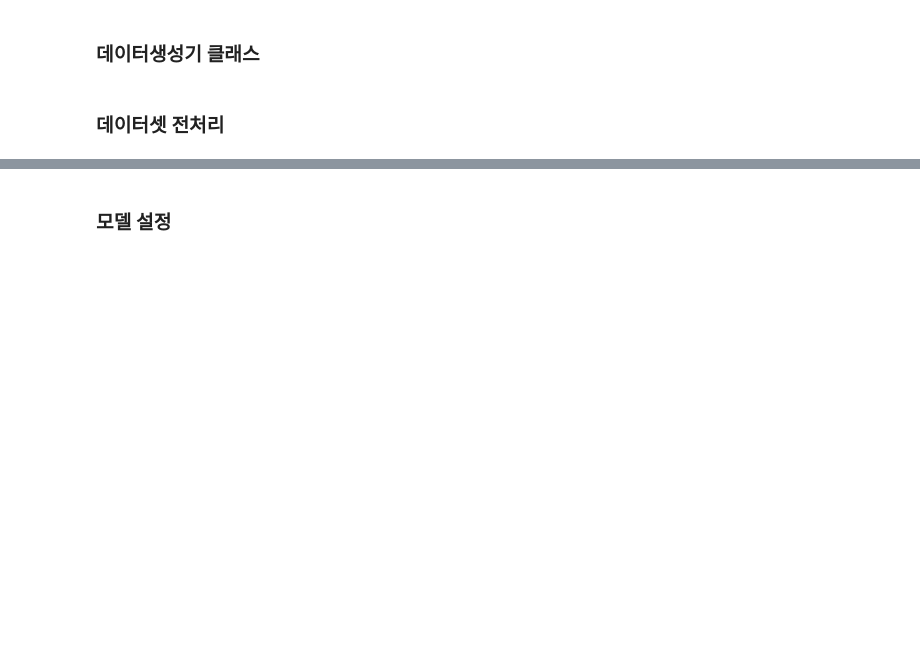
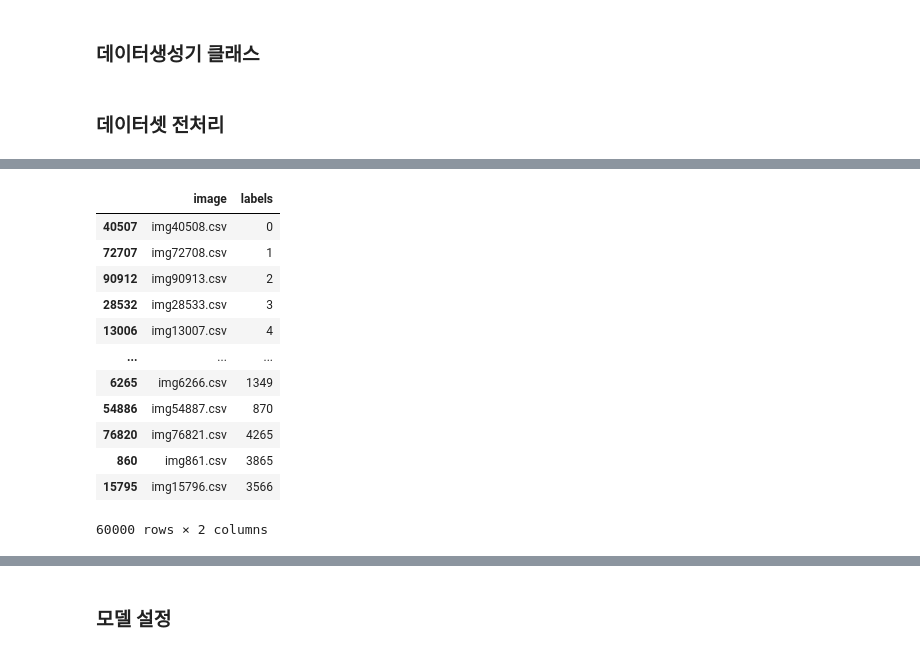
Before and after one commit to spiderpupa/traditional-mongolic-handwritten, a Jupyter notebook: traditional_mongolic_handwritten.ipynb, the cells around one changed output, grey strips where cells are left out. Cells and saved outputs as stored; diff of their text form; code cells hidden in the pictures; blank space fills up the shorter version.

```diff
--- a/traditional_mongolic_handwritten.ipynb
+++ b/traditional_mongolic_handwritten.ipynb
@@ -248,0 +318,16 @@ train_generator = DataGenerator('D:/VS_Code_Workspace/mhw/Data/images/trainset_i
+# %%
+train_labels
+# %% [output]
+|  | image | labels |
+| 40507 | img40508.csv | 0 |
+| 72707 | img72708.csv | 1 |
+| 90912 | img90913.csv | 2 |
+| 28532 | img28533.csv | 3 |
+| 13006 | img13007.csv | 4 |
+| ... | ... | ... |
+| 6265 | img6266.csv | 1349 |
+| 54886 | img54887.csv | 870 |
+| 76820 | img76821.csv | 4265 |
+| 860 | img861.csv | 3865 |
+| 15795 | img15796.csv | 3566 |
+60000 rows × 2 columns
```
Also changed, not shown: parts of 29 cells of this notebook.
